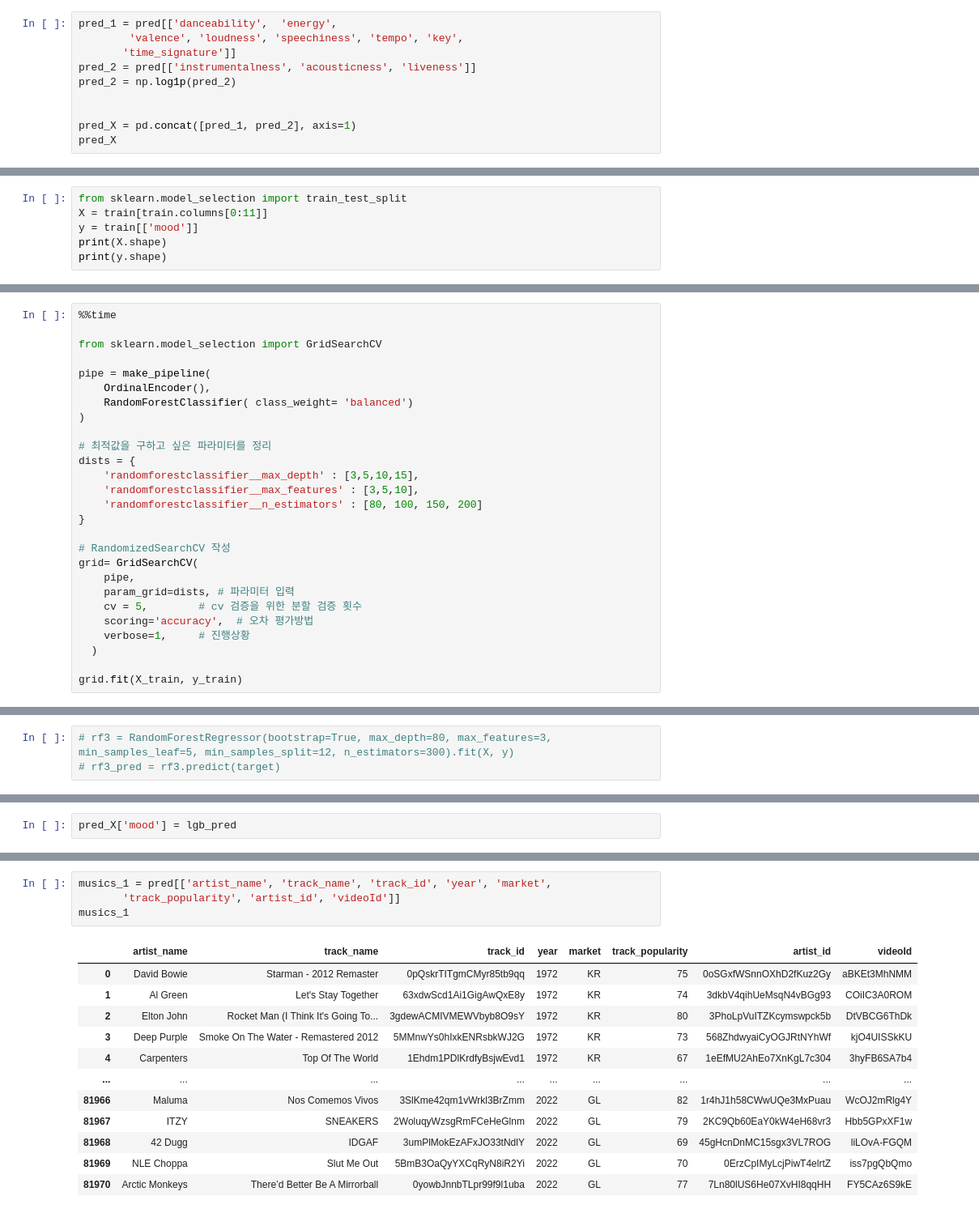
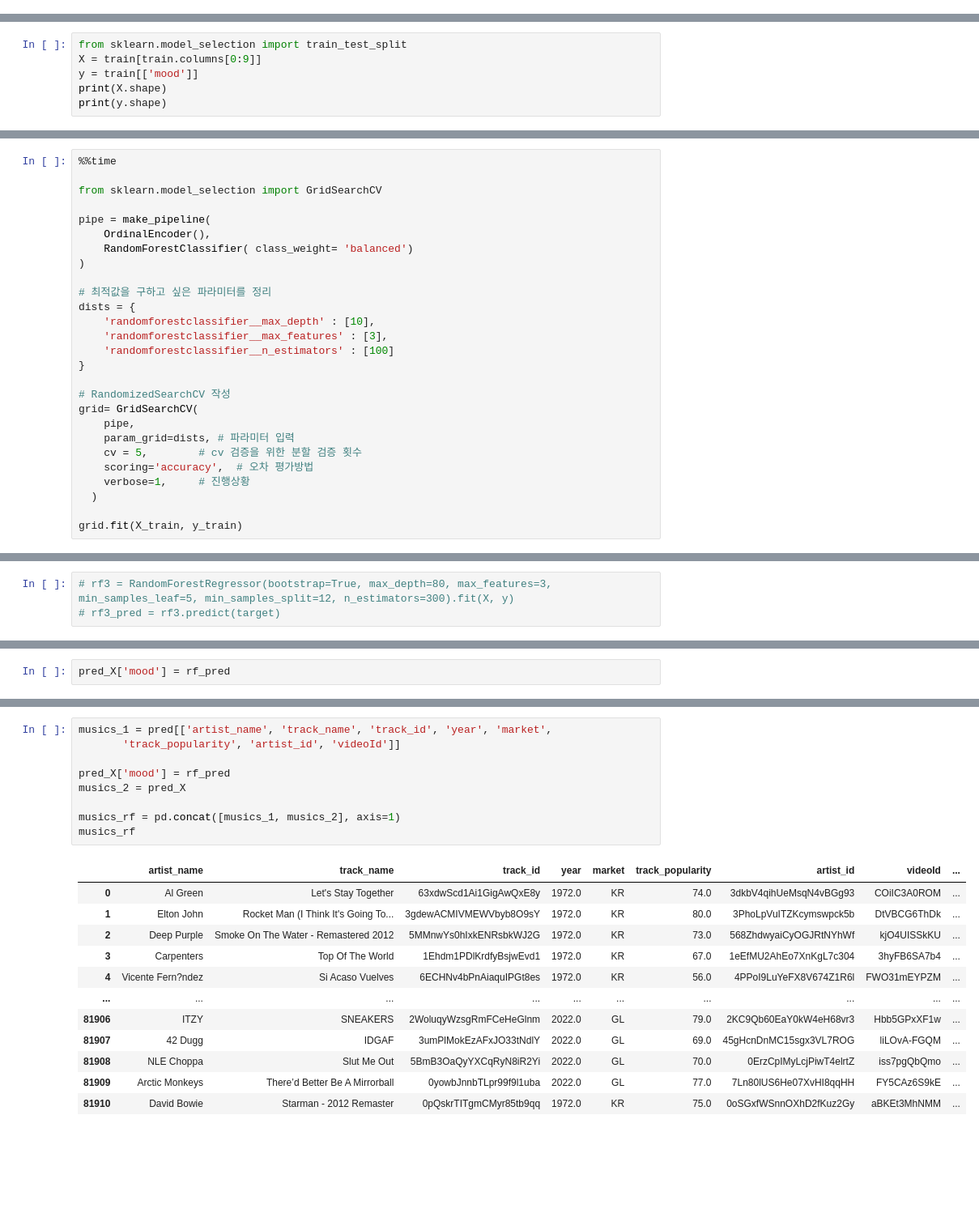
Before and after one commit to jotreee/AlsongDalsong, a Jupyter notebook: data/라벨링.ipynb, the cells around one changed output, grey strips where cells are left out. Shown at 81% size. Drawn from its saved outputs; the diff is of its cells as text; blank space fills up the shorter version.

```diff
--- a/data/라벨링.ipynb
+++ b/data/라벨링.ipynb
@@ -205,10 +218,0 @@ train
-# %%
-pred_1 = pred[['danceability',  'energy',
-        'valence', 'loudness', 'speechiness', 'tempo', 'key',
-       'time_signature']]
-pred_2 = pred[['instrumentalness', 'acousticness', 'liveness']]
-pred_2 = np.log1p(pred_2)
-
-
-pred_X = pd.concat([pred_1, pred_2], axis=1)
-pred_X
@@ -229,6 +243,6 @@ pred_X
 # %%
 from sklearn.model_selection import train_test_split
-X = train[train.columns[0:11]]
+X = train[train.columns[0:9]]
 y = train[['mood']]
 print(X.shape)
 print(y.shape)
@@ -284,9 +330,9 @@ pipe = make_pipeline(
 
 # 최적값을 구하고 싶은 파라미터를 정리
 dists = {
-    'randomforestclassifier__max_depth' : [3,5,10,15],
-    'randomforestclassifier__max_features' : [3,5,10],
-    'randomforestclassifier__n_estimators' : [80, 100, 150, 200]
+    'randomforestclassifier__max_depth' : [10],
+    'randomforestclassifier__max_features' : [3],
+    'randomforestclassifier__n_estimators' : [100]
 }
 
 # RandomizedSearchCV 작성
@@ -581,5 +666,5 @@ pred
 # %%
-pred_X['mood'] = lgb_pred
+pred_X['mood'] = rf_pred
 # %%
 pred_X
 # %% [output]
@@ -608,17 +686,22 @@ Index(['artist_name', 'track_name', 'track_id', 'year', 'market',
 # %%
 musics_1 = pred[['artist_name', 'track_name', 'track_id', 'year', 'market',
        'track_popularity', 'artist_id', 'videoId']]
-musics_1
+
+pred_X['mood'] = rf_pred
+musics_2 = pred_X
+
+musics_rf = pd.concat([musics_1, musics_2], axis=1)
+musics_rf
 # %% [output]
-|  | artist_name | track_name | track_id | year | market | track_popularity | artist_id | videoId |
-| 0 | David Bowie | Starman - 2012 Remaster | 0pQskrTITgmCMyr85tb9qq | 1972 | KR | 75 | 0oSGxfWSnnOXhD2fKuz2Gy | aBKEt3MhNMM |
-| 1 | Al Green | Let's Stay Together | 63xdwScd1Ai1GigAwQxE8y | 1972 | KR | 74 | 3dkbV4qihUeMsqN4vBGg93 | COiIC3A0ROM |
-| 2 | Elton John | Rocket Man (I Think It's Going To... | 3gdewACMIVMEWVbyb8O9sY | 1972 | KR | 80 | 3PhoLpVuITZKcymswpck5b | DtVBCG6ThDk |
-| 3 | Deep Purple | Smoke On The Water - Remastered 2012 | 5MMnwYs0hIxkENRsbkWJ2G | 1972 | KR | 73 | 568ZhdwyaiCyOGJRtNYhWf | kjO4UISSkKU |
-| 4 | Carpenters | Top Of The World | 1Ehdm1PDlKrdfyBsjwEvd1 | 1972 | KR | 67 | 1eEfMU2AhEo7XnKgL7c304 | 3hyFB6SA7b4 |
-| ... | ... | ... | ... | ... | ... | ... | ... | ... |
-| 81966 | Maluma | Nos Comemos Vivos | 3SlKme42qm1vWrkl3BrZmm | 2022 | GL | 82 | 1r4hJ1h58CWwUQe3MxPuau | WcOJ2mRlg4Y |
-| 81967 | ITZY | SNEAKERS | 2WoluqyWzsgRmFCeHeGlnm | 2022 | GL | 79 | 2KC9Qb60EaY0kW4eH68vr3 | Hbb5GPxXF1w |
-| 81968 | 42 Dugg | IDGAF | 3umPlMokEzAFxJO33tNdlY | 2022 | GL | 69 | 45gHcnDnMC15sgx3VL7ROG | liLOvA-FGQM |
-| 81969 | NLE Choppa | Slut Me Out | 5BmB3OaQyYXCqRyN8iR2Yi | 2022 | GL | 70 | 0ErzCpIMyLcjPiwT4elrtZ | iss7pgQbQmo |
-| 81970 | Arctic Monkeys | There’d Better Be A Mirrorball | 0yowbJnnbTLpr99f9l1uba | 2022 | GL | 77 | 7Ln80lUS6He07XvHI8qqHH | FY5CAz6S9kE |
+|  | artist_name | track_name | track_id | year | market | track_popularity | artist_id | videoId | ... |
+| 0 | Al Green | Let's Stay Together | 63xdwScd1Ai1GigAwQxE8y | 1972.0 | KR | 74.0 | 3dkbV4qihUeMsqN4vBGg93 | COiIC3A0ROM | ... |
+| 1 | Elton John | Rocket Man (I Think It's Going To... | 3gdewACMIVMEWVbyb8O9sY | 1972.0 | KR | 80.0 | 3PhoLpVuITZKcymswpck5b | DtVBCG6ThDk | ... |
+| 2 | Deep Purple | Smoke On The Water - Remastered 2012 | 5MMnwYs0hIxkENRsbkWJ2G | 1972.0 | KR | 73.0 | 568ZhdwyaiCyOGJRtNYhWf | kjO4UISSkKU | ... |
+| 3 | Carpenters | Top Of The World | 1Ehdm1PDlKrdfyBsjwEvd1 | 1972.0 | KR | 67.0 | 1eEfMU2AhEo7XnKgL7c304 | 3hyFB6SA7b4 | ... |
+| 4 | Vicente Fern?ndez | Si Acaso Vuelves | 6ECHNv4bPnAiaquIPGt8es | 1972.0 | KR | 56.0 | 4PPoI9LuYeFX8V674Z1R6l | FWO31mEYPZM | ... |
+| ... | ... | ... | ... | ... | ... | ... | ... | ... | ... |
+| 81906 | ITZY | SNEAKERS | 2WoluqyWzsgRmFCeHeGlnm | 2022.0 | GL | 79.0 | 2KC9Qb60EaY0kW4eH68vr3 | Hbb5GPxXF1w | ... |
+| 81907 | 42 Dugg | IDGAF | 3umPlMokEzAFxJO33tNdlY | 2022.0 | GL | 69.0 | 45gHcnDnMC15sgx3VL7ROG | liLOvA-FGQM | ... |
+| 81908 | NLE Choppa | Slut Me Out | 5BmB3OaQyYXCqRyN8iR2Yi | 2022.0 | GL | 70.0 | 0ErzCpIMyLcjPiwT4elrtZ | iss7pgQbQmo | ... |
+| 81909 | Arctic Monkeys | There’d Better Be A Mirrorball | 0yowbJnnbTLpr99f9l1uba | 2022.0 | GL | 77.0 | 7Ln80lUS6He07XvHI8qqHH | FY5CAz6S9kE | ... |
+| 81910 | David Bowie | Starman - 2012 Remaster | 0pQskrTITgmCMyr85tb9qq | 1972.0 | KR | 75.0 | 0oSGxfWSnnOXhD2fKuz2Gy | aBKEt3MhNMM | ... |
```
Also changed, not shown: parts of 62 cells of this notebook, 11 other files.
